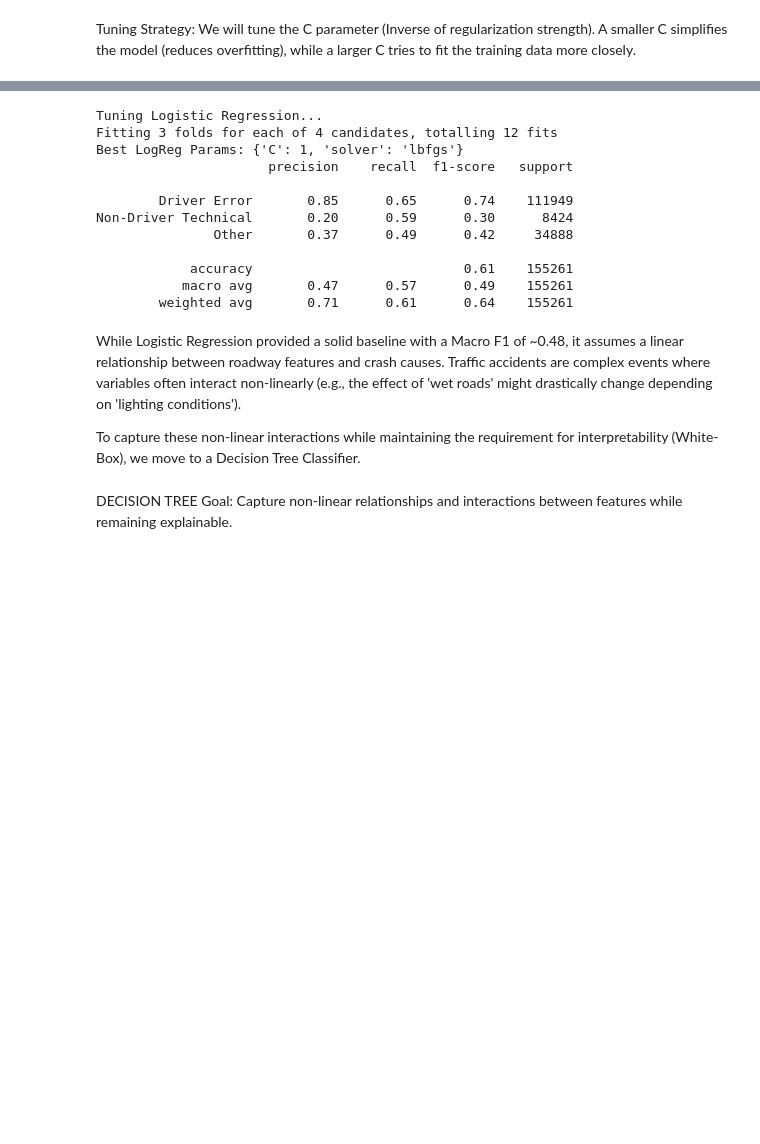
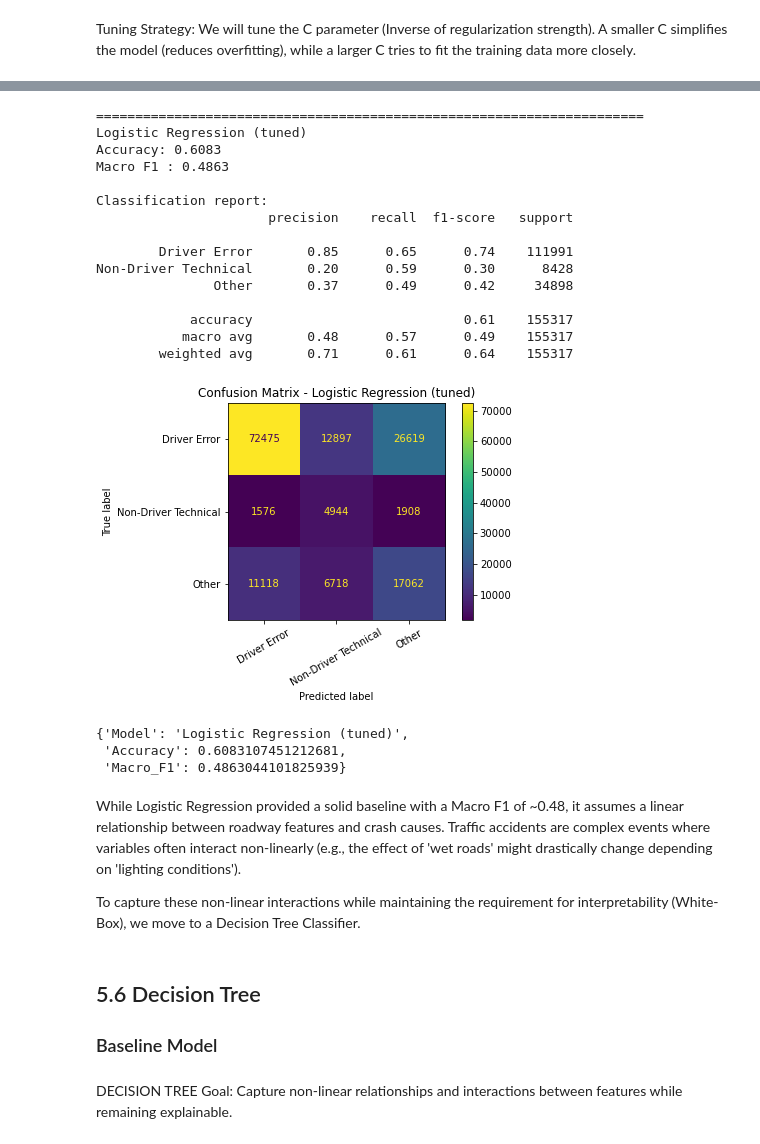
Before and after one commit to hellenmureithi/Phase_4_project, a Jupyter notebook: Notebooks/index.ipynb, the cells around one changed output, grey strips where cells are left out. Saved outputs shown, nothing was run; the diff lists cells and outputs as text; code cells hidden in the pictures; blank space fills up the shorter version.

```diff
--- a/Notebooks/index.ipynb
+++ b/Notebooks/index.ipynb
@@ -826,41 +789,46 @@ Data Ready! Shape: (465783, 121)
-# %%
-# --- LOGISTIC REGRESSION ---
-from sklearn.linear_model import LogisticRegression
-from sklearn.model_selection import GridSearchCV
-from sklearn.metrics import classification_report, ConfusionMatrixDisplay
-import matplotlib.pyplot as plt
-
-# Define and Tune
-log_model = LogisticRegression(random_state=42, max_iter=1000, class_weight='balanced')
-param_grid_log = {'C': [0.01, 0.1, 1, 10], 'solver': ['lbfgs']}
-
-grid_log = GridSearchCV(log_model, param_grid_log, cv=3, scoring='f1_macro', n_jobs=2, verbose=1)
-
-print("Tuning Logistic Regression...")
-grid_log.fit(X_train_processed, y_train)
-
-print("Best LogReg Params:", grid_log.best_params_)
-
-# Evaluate
-y_pred_log = grid_log.predict(X_test_processed)
-print(classification_report(y_test, y_pred_log))
-# %% [output]
-Tuning Logistic Regression...
-Fitting 3 folds for each of 4 candidates, totalling 12 fits
-Best LogReg Params: {'C': 1, 'solver': 'lbfgs'}
-                      precision    recall  f1-score   support
-
-        Driver Error       0.85      0.65      0.74    111949
-Non-Driver Technical       0.20      0.59      0.30      8424
-               Other       0.37      0.49      0.42     34888
-
-            accuracy                           0.61    155261
-           macro avg       0.47      0.57      0.49    155261
-        weighted avg       0.71      0.61      0.64    155261
+# %%
+logreg_pipe_tuned = Pipeline(steps=[
+    ("preprocess", preprocessor),
+    ("model", LogisticRegression(
+        solver="saga",
+        penalty="l2",
+        C=0.5,
+        multi_class="multinomial",
+        max_iter=2000,
+        n_jobs=-1,
+        class_weight="balanced",
+        random_state=42
+    ))
+])
+
+evaluate("Logistic Regression (tuned)", logreg_pipe_tuned)
+# %% [output]
+======================================================================
+Logistic Regression (tuned)
+Accuracy: 0.6083
+Macro F1 : 0.4863
+
+Classification report:
+                      precision    recall  f1-score   support
+
+        Driver Error       0.85      0.65      0.74    111991
+Non-Driver Technical       0.20      0.59      0.30      8428
+               Other       0.37      0.49      0.42     34898
+
+            accuracy                           0.61    155317
+           macro avg       0.48      0.57      0.49    155317
+        weighted avg       0.71      0.61      0.64    155317
+[figure, added]
+{'Model': 'Logistic Regression (tuned)',
+ 'Accuracy': 0.6083107451212681,
+ 'Macro_F1': 0.4863044101825939}
 # %% [markdown]
 While Logistic Regression provided a solid baseline with a Macro F1 of ~0.48, it assumes a linear relationship between roadway features and crash causes. Traffic accidents are complex events where variables often interact non-linearly (e.g., the effect of 'wet roads' might drastically change depending on 'lighting conditions').
 
 To capture these non-linear interactions while maintaining the requirement for interpretability (White-Box), we move to a Decision Tree Classifier.
+# %% [markdown]
+## 5.6 Decision Tree
+### Baseline Model
 # %% [markdown]
 DECISION TREE
 Goal: Capture non-linear relationships and interactions between features while remaining explainable.
```
Also changed, not shown: parts of 33 cells of this notebook.
